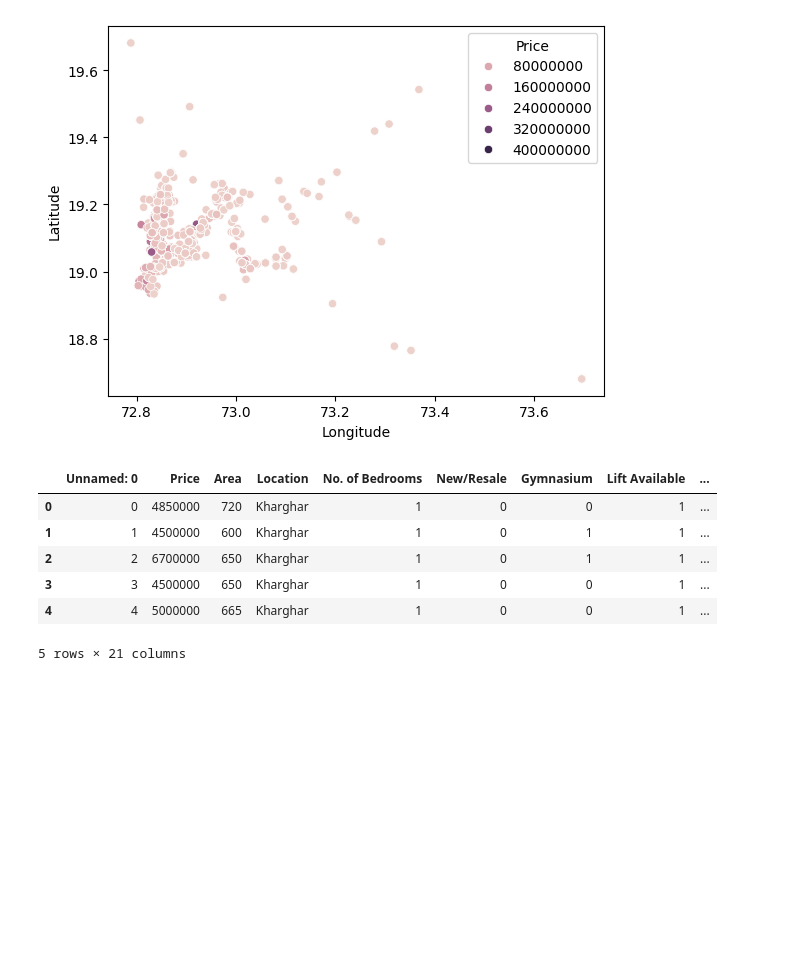
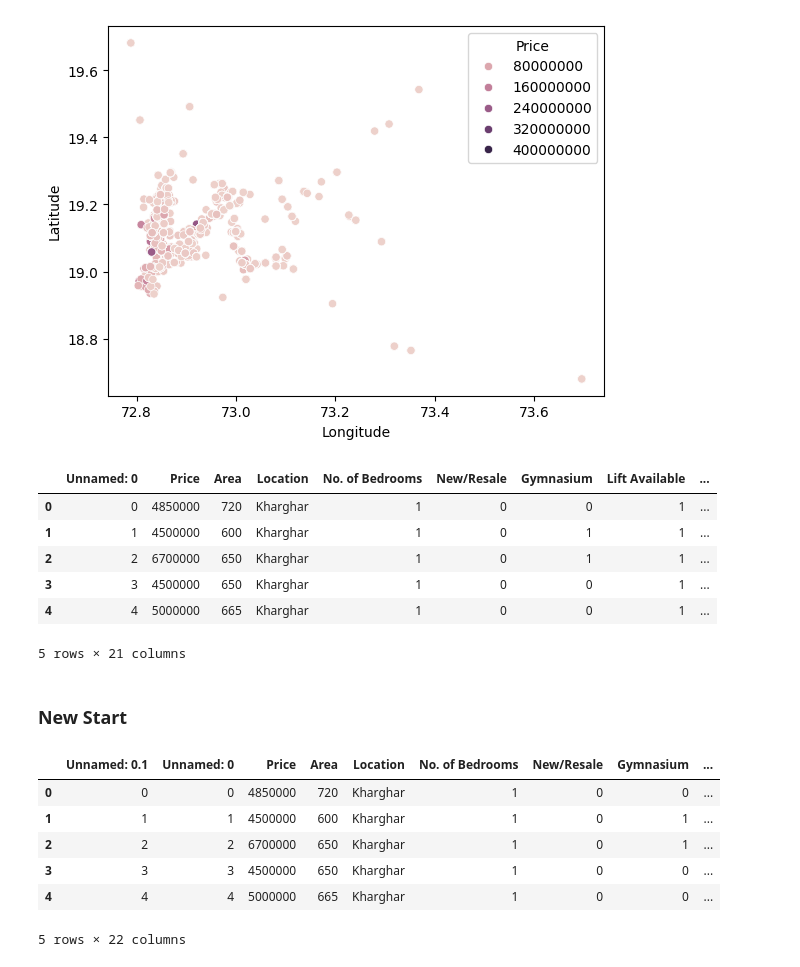
Before and after one commit to techcsispit/House-Price-Prediction, a Jupyter notebook: backend/preprocessing.ipynb, the cells around one changed output. Saved outputs shown, nothing was run; the diff lists cells and outputs as text; code cells hidden in the pictures; blank space fills up the shorter version.

```diff
--- a/backend/preprocessing.ipynb
+++ b/backend/preprocessing.ipynb
@@ -401,3 +401,17 @@ df_na.head()
 5 rows × 21 columns
 # %%
 df_na.to_csv('preprocessed_Mumbai.csv')
+# %% [markdown]
+### New Start
+# %%
+df3 = pd.read_csv('preprocessed_Mumbai.csv')
+# %%
+df3.head()
+# %% [output]
+|  | Unnamed: 0.1 | Unnamed: 0 | Price | Area | Location | No. of Bedrooms | New/Resale | Gymnasium | ... |
+| 0 | 0 | 0 | 4850000 | 720 | Kharghar | 1 | 0 | 0 | ... |
+| 1 | 1 | 1 | 4500000 | 600 | Kharghar | 1 | 0 | 1 | ... |
+| 2 | 2 | 2 | 6700000 | 650 | Kharghar | 1 | 0 | 1 | ... |
+| 3 | 3 | 3 | 4500000 | 650 | Kharghar | 1 | 0 | 0 | ... |
+| 4 | 4 | 4 | 5000000 | 665 | Kharghar | 1 | 0 | 0 | ... |
+5 rows × 22 columns
```
Also changed, not shown: parts of 52 cells of this notebook, 5 other files.
